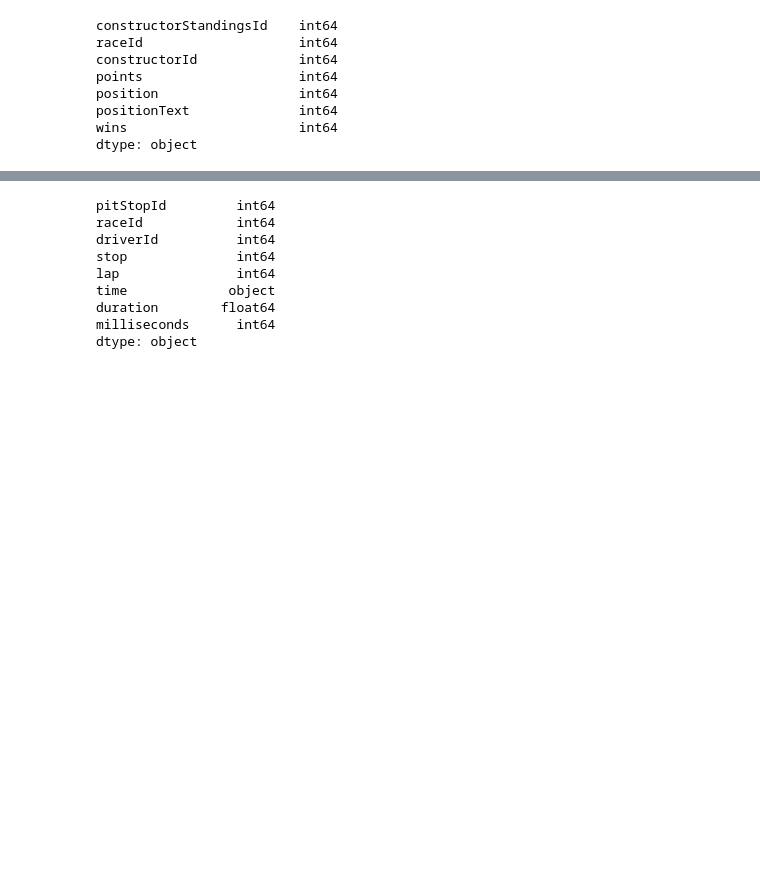
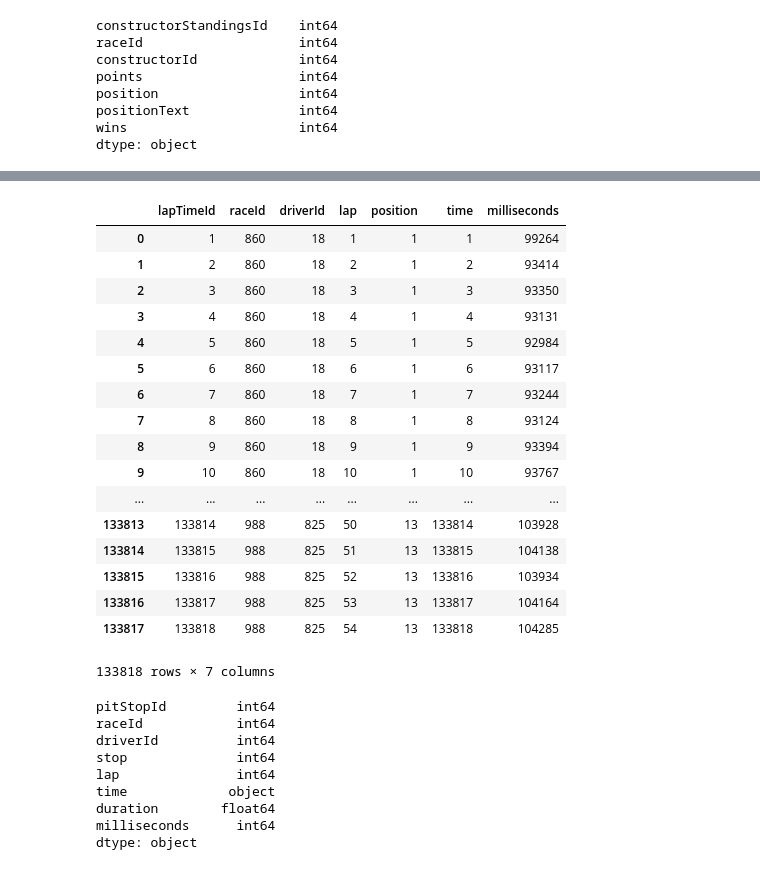
Before and after one commit to WarrenPretorius/CS7IS1, a Jupyter notebook: F1_data_processor.ipynb, the cells around one changed output, grey strips where cells are left out. Cells and saved outputs as stored; diff of their text form; code cells hidden in the pictures; blank space fills up the shorter version.

```diff
--- a/F1_data_processor.ipynb
+++ b/F1_data_processor.ipynb
@@ -93,3 +126,25 @@ dtype: object
+# %%
+df_lapTimes['time'] = df_lapTimes
+df_lapTimes
+# %% [output]
+|  | lapTimeId | raceId | driverId | lap | position | time | milliseconds |
+| 0 | 1 | 860 | 18 | 1 | 1 | 1 | 99264 |
+| 1 | 2 | 860 | 18 | 2 | 1 | 2 | 93414 |
+| 2 | 3 | 860 | 18 | 3 | 1 | 3 | 93350 |
+| 3 | 4 | 860 | 18 | 4 | 1 | 4 | 93131 |
+| 4 | 5 | 860 | 18 | 5 | 1 | 5 | 92984 |
+| 5 | 6 | 860 | 18 | 6 | 1 | 6 | 93117 |
+| 6 | 7 | 860 | 18 | 7 | 1 | 7 | 93244 |
+| 7 | 8 | 860 | 18 | 8 | 1 | 8 | 93124 |
+| 8 | 9 | 860 | 18 | 9 | 1 | 9 | 93394 |
+| 9 | 10 | 860 | 18 | 10 | 1 | 10 | 93767 |
+| ... | ... | ... | ... | ... | ... | ... | ... |
+| 133813 | 133814 | 988 | 825 | 50 | 13 | 133814 | 103928 |
+| 133814 | 133815 | 988 | 825 | 51 | 13 | 133815 | 104138 |
+| 133815 | 133816 | 988 | 825 | 52 | 13 | 133816 | 103934 |
+| 133816 | 133817 | 988 | 825 | 53 | 13 | 133817 | 104164 |
+| 133817 | 133818 | 988 | 825 | 54 | 13 | 133818 | 104285 |
+133818 rows × 7 columns
 # %%
 df_pitStops.dtypes
 # %% [output]
```
Also changed, not shown: parts of 8 cells of this notebook.
